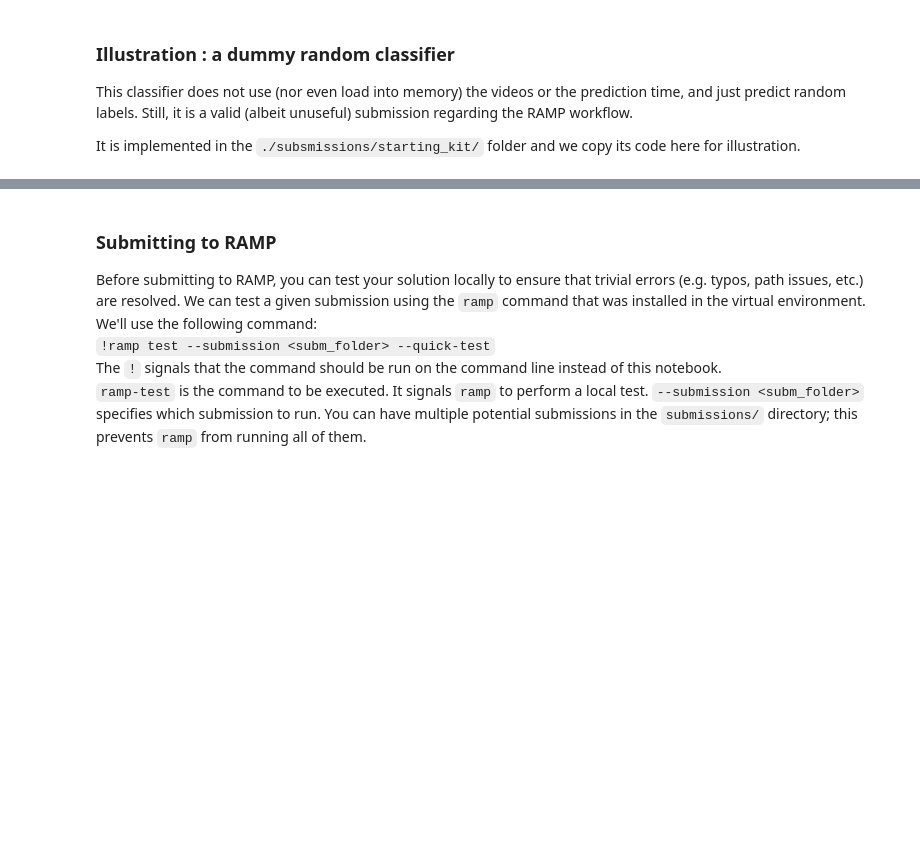
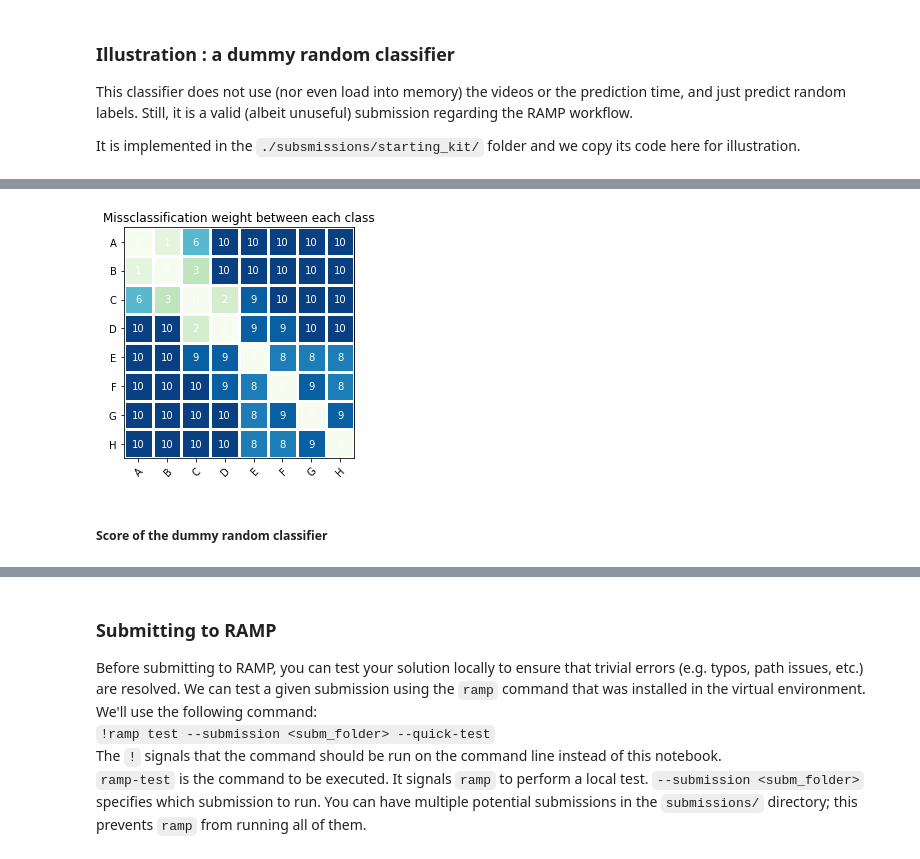
Before and after one commit to ramp-kits/bovine_embryo_survival_prediction, a Jupyter notebook: bovine_embryo_survival_prediction_starting_kit.ipynb, the cells around one changed output, grey strips where cells are left out. Drawn from its saved outputs; the diff is of its cells as text; code cells hidden in the pictures; blank space fills up the shorter version.

```diff
--- a/bovine_embryo_survival_prediction_starting_kit.ipynb
+++ b/bovine_embryo_survival_prediction_starting_kit.ipynb
@@ -405,0 +421,45 @@ def lett_to_num(y):
+# %%
+W = np.array(
+    [
+        [0, 1, 6, 10, 10, 10, 10, 10],
+        [1, 0, 3, 10, 10, 10, 10, 10],
+        [6, 3, 0, 2, 9, 10, 10, 10],
+        [10, 10, 2, 0, 9, 9, 10, 10],
+        [10, 10, 9, 9, 0, 8, 8, 8],
+        [10, 10, 10, 9, 8, 0, 9, 8],
+        [10, 10, 10, 10, 8, 9, 0, 9],
+        [10, 10, 10, 10, 8, 8, 9, 0],
+    ]
+)
+
+labels = ["A", "B", "C", "D", "E", "F", "G", "H"]
+fig, ax = plt.subplots()
+im = ax.imshow(W, cmap="GnBu")
+
+# Show all ticks and label them with the respective list entries
+ax.set_xticks(np.arange(len(labels)), labels=labels)
+ax.set_yticks(np.arange(len(labels)), labels=labels)
+
+# Rotate the tick labels and set their alignment.
+plt.setp(ax.get_xticklabels(), rotation=45, ha="right",
+         rotation_mode="anchor")
+
+# Loop over data dimensions and create text annotations.
+for i in range(len(labels)):
+    for j in range(len(labels)):
+        text = ax.text(j, i, W[i, j],
+                       ha="center", va="center", color="w")
+
+# space between tiles
+ax.set_xticks(np.arange(8+1)-.5, minor=True)
+ax.set_yticks(np.arange(8+1)-.5, minor=True)
+ax.grid(which="minor", color="w", linestyle='-', linewidth=3)
+ax.tick_params(which="minor", bottom=False, left=False)
+
+ax.set_title("Missclassification weight between each class")
+fig.tight_layout()
+plt.show()
+# %% [output]
+[figure, added]
+# %% [markdown]
+##### Score of the dummy random classifier
```
Also changed, not shown: parts of 16 cells of this notebook, 4 other files.
